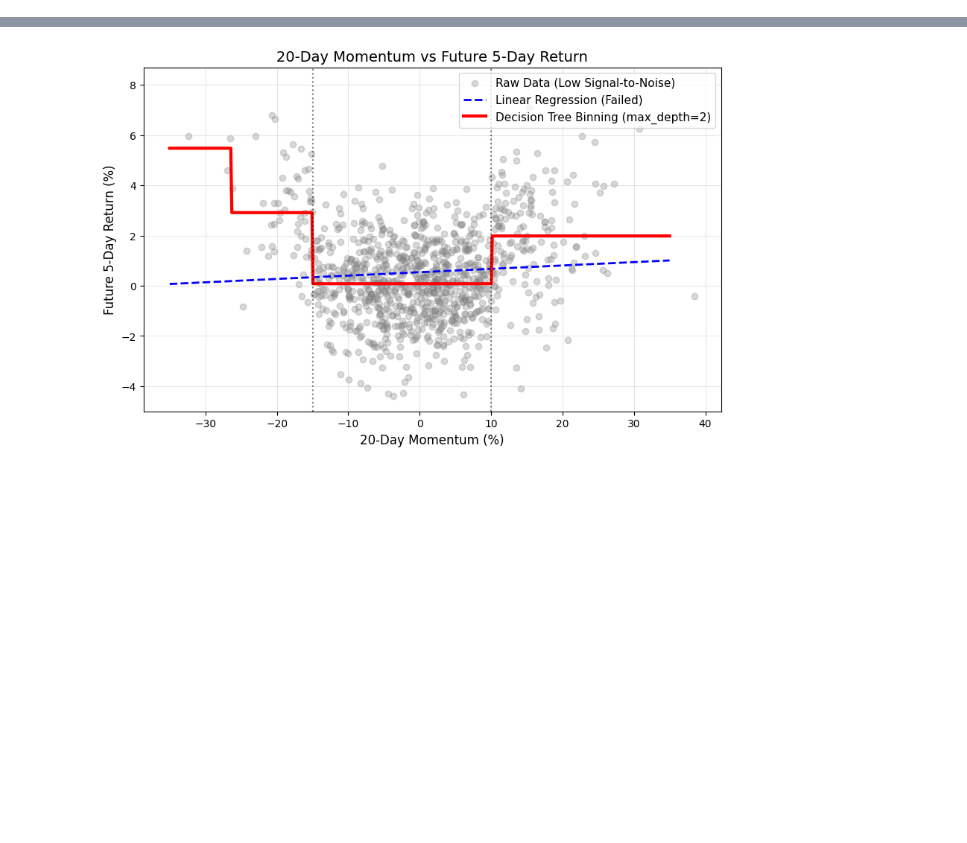
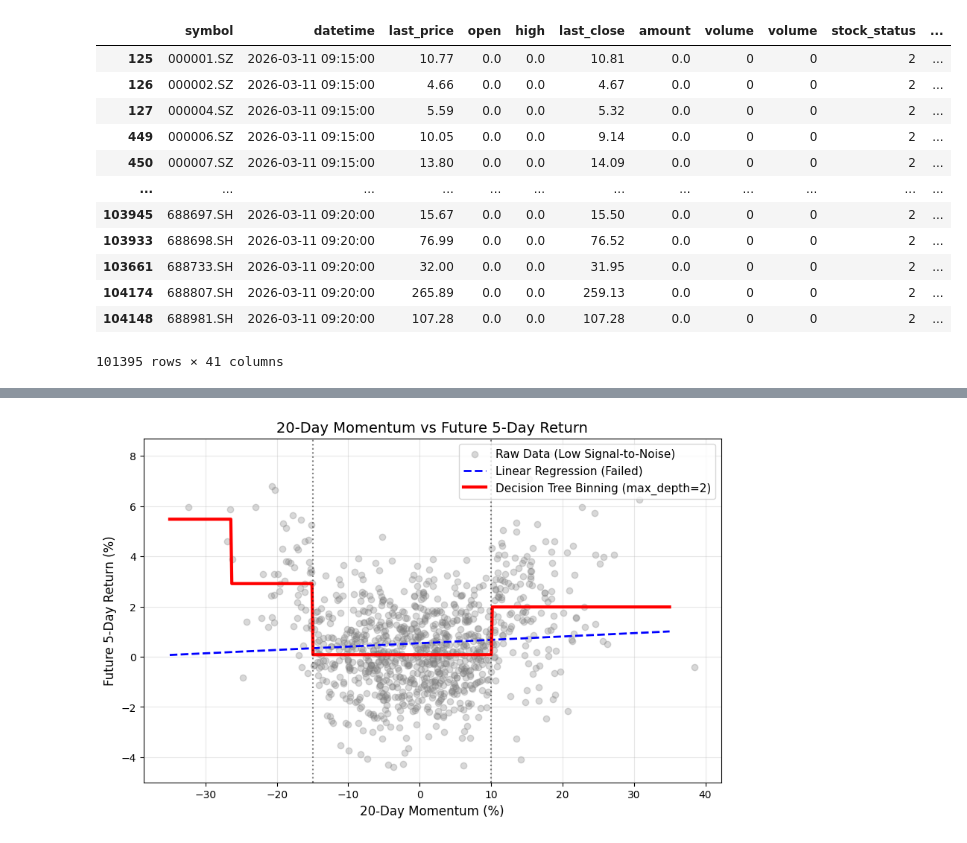
Before and after one commit to cshxinhao/q-modeling, a Jupyter notebook: test.ipynb, the cells around one changed output, grey strips where cells are left out. Saved outputs shown, nothing was run; the diff lists cells and outputs as text; code cells hidden in the pictures; blank space fills up the shorter version.

```diff
--- a/test.ipynb
+++ b/test.ipynb
@@ -1 +152,17 @@
+# %%
+df_p1["produce_datetime"]
+# %% [output]
+|  | symbol | datetime | last_price | open | high | last_close | amount | volume | volume | stock_status | ... |
+| 125 | 000001.SZ | 2026-03-11 09:15:00 | 10.77 | 0.0 | 0.0 | 10.81 | 0.0 | 0 | 0 | 2 | ... |
+| 126 | 000002.SZ | 2026-03-11 09:15:00 | 4.66 | 0.0 | 0.0 | 4.67 | 0.0 | 0 | 0 | 2 | ... |
+| 127 | 000004.SZ | 2026-03-11 09:15:00 | 5.59 | 0.0 | 0.0 | 5.32 | 0.0 | 0 | 0 | 2 | ... |
+| 449 | 000006.SZ | 2026-03-11 09:15:00 | 10.05 | 0.0 | 0.0 | 9.14 | 0.0 | 0 | 0 | 2 | ... |
+| 450 | 000007.SZ | 2026-03-11 09:15:00 | 13.80 | 0.0 | 0.0 | 14.09 | 0.0 | 0 | 0 | 2 | ... |
+| ... | ... | ... | ... | ... | ... | ... | ... | ... | ... | ... | ... |
+| 103945 | 688697.SH | 2026-03-11 09:20:00 | 15.67 | 0.0 | 0.0 | 15.50 | 0.0 | 0 | 0 | 2 | ... |
+| 103933 | 688698.SH | 2026-03-11 09:20:00 | 76.99 | 0.0 | 0.0 | 76.52 | 0.0 | 0 | 0 | 2 | ... |
+| 103661 | 688733.SH | 2026-03-11 09:20:00 | 32.00 | 0.0 | 0.0 | 31.95 | 0.0 | 0 | 0 | 2 | ... |
+| 104174 | 688807.SH | 2026-03-11 09:20:00 | 265.89 | 0.0 | 0.0 | 259.13 | 0.0 | 0 | 0 | 2 | ... |
+| 104148 | 688981.SH | 2026-03-11 09:20:00 | 107.28 | 0.0 | 0.0 | 107.28 | 0.0 | 0 | 0 | 2 | ... |
+101395 rows × 41 columns
 # %%
```
Also changed, not shown: parts of 28 cells of this notebook, 5 other files.
